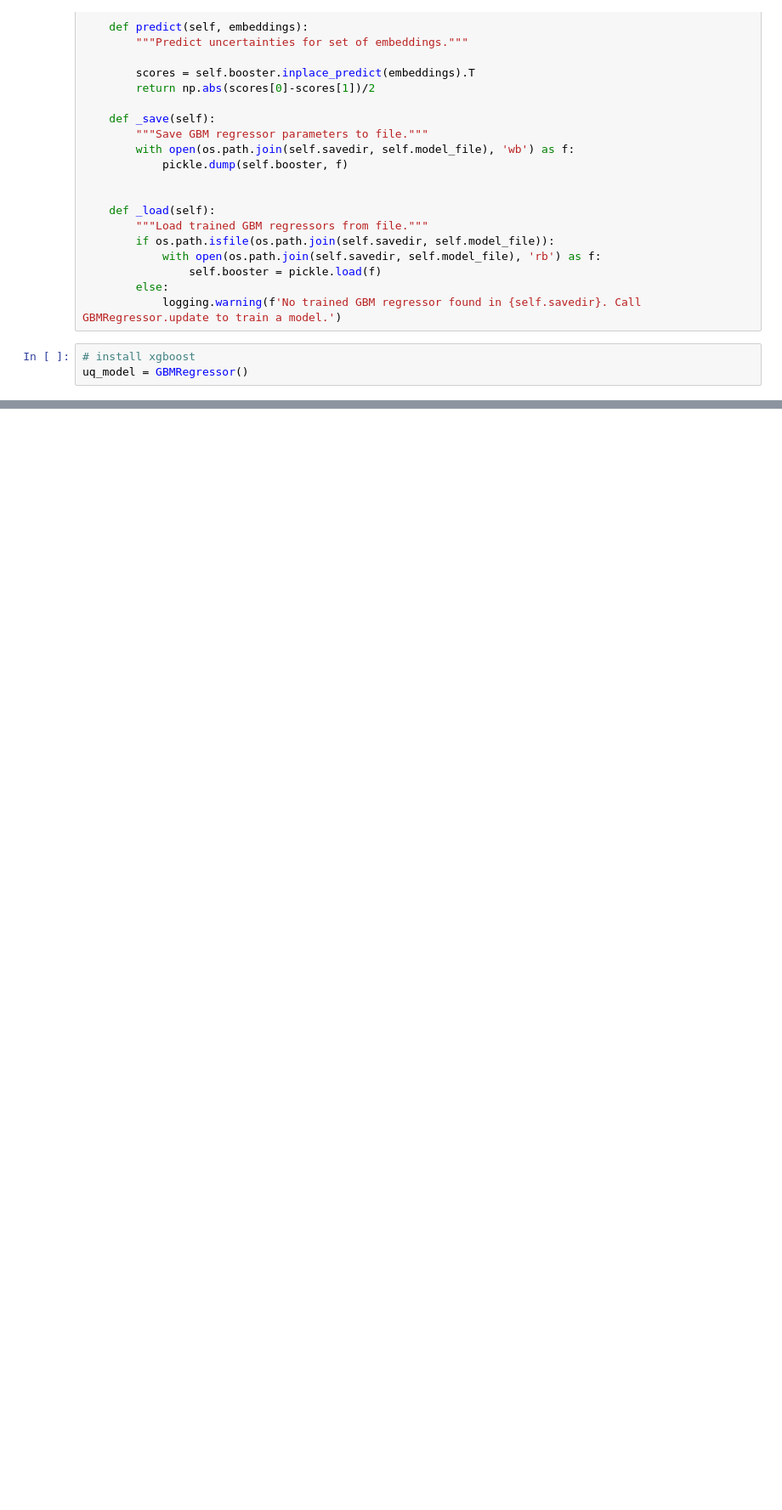
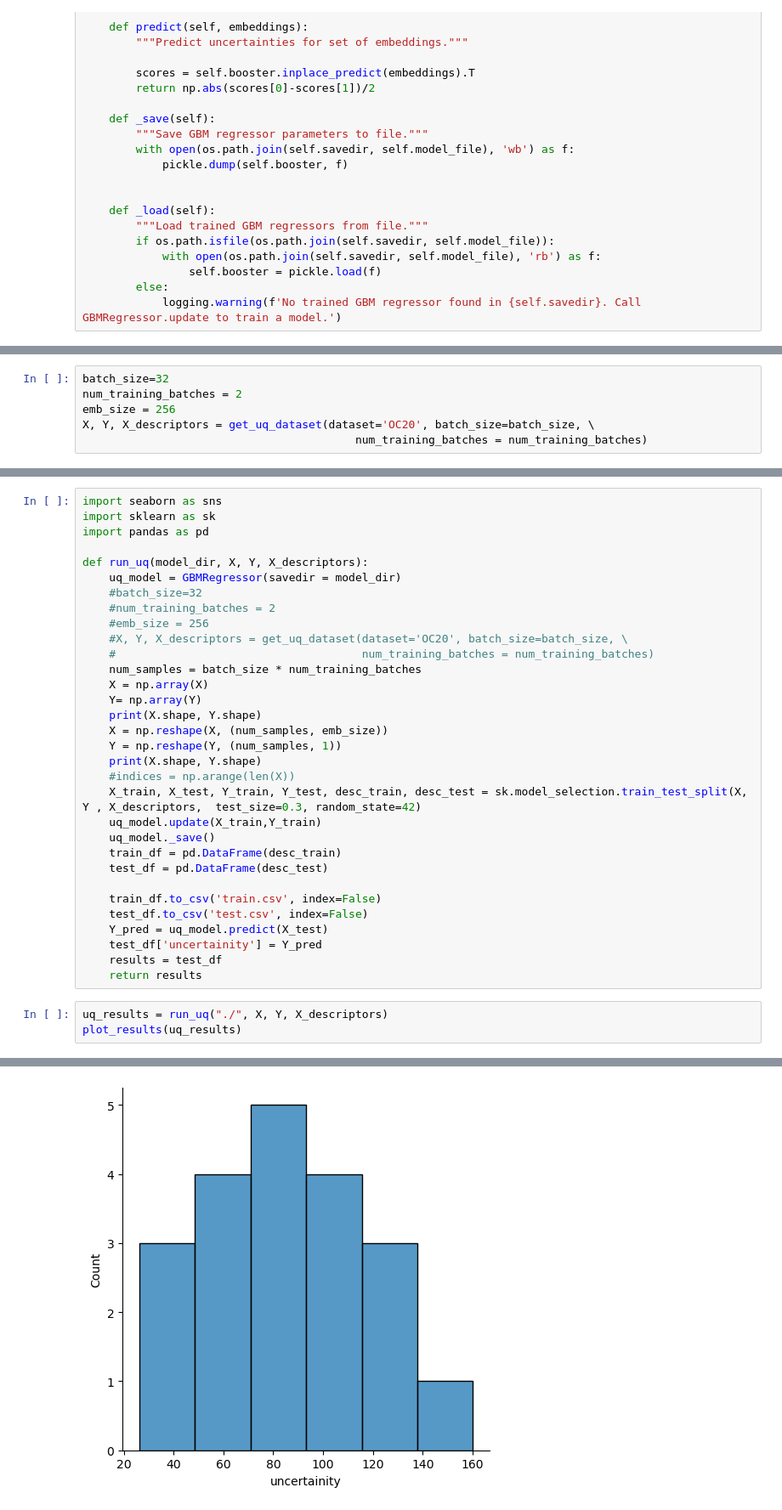
Before and after one commit to pnnl/chemreasoner, a Jupyter notebook: src/UQ.ipynb, the cells around one changed output, grey strips where cells are left out. Shown at 85% size. Cells and saved outputs as stored; diff of their text form; blank space fills up the shorter version.

```diff
--- a/src/UQ.ipynb
+++ b/src/UQ.ipynb
@@ -246,6 +240,3 @@ class GBMRegressor:
                 self.booster = pickle.load(f)
         else:
             logging.warning(f'No trained GBM regressor found in {self.savedir}. Call GBMRegressor.update to train a model.')
-# %%
-# install xgboost
-uq_model = GBMRegressor()
@@ -279,0 +252,6 @@ array([1.6033977 , 0.73653156, 1.6619005 , 1.220981  , 0.9422441 ,
+# %%
+batch_size=32
+num_training_batches = 2
+emb_size = 256
+X, Y, X_descriptors = get_uq_dataset(dataset='OC20', batch_size=batch_size, \
+                                         num_training_batches = num_training_batches)
@@ -279,0 +307,36 @@ array([1.6033977 , 0.73653156, 1.6619005 , 1.220981  , 0.9422441 ,
+# %%
+import seaborn as sns
+import sklearn as sk
+import pandas as pd
+
+def run_uq(model_dir, X, Y, X_descriptors):
+    uq_model = GBMRegressor(savedir = model_dir)
+    #batch_size=32
+    #num_training_batches = 2
+    #emb_size = 256
+    #X, Y, X_descriptors = get_uq_dataset(dataset='OC20', batch_size=batch_size, \
+    #                                     num_training_batches = num_training_batches)
+    num_samples = batch_size * num_training_batches
+    X = np.array(X)
+    Y= np.array(Y)
+    print(X.shape, Y.shape)
+    X = np.reshape(X, (num_samples, emb_size))
+    Y = np.reshape(Y, (num_samples, 1))
+    print(X.shape, Y.shape)
+    #indices = np.arange(len(X))
+    X_train, X_test, Y_train, Y_test, desc_train, desc_test = sk.model_selection.train_test_split(X, Y , X_descriptors,  test_size=0.3, random_state=42)
+    uq_model.update(X_train,Y_train)
+    uq_model._save()
+    train_df = pd.DataFrame(desc_train)
+    test_df = pd.DataFrame(desc_test)
+
+    train_df.to_csv('train.csv', index=False)
+    test_df.to_csv('test.csv', index=False)
+    Y_pred = uq_model.predict(X_test)
+    test_df['uncertainity'] = Y_pred
+    results = test_df
+    return results
+# %%
+uq_results = run_uq("./", X, Y, X_descriptors)
+plot_results(uq_results)
+# %% [output]
@@ -279,0 +360 @@ array([1.6033977 , 0.73653156, 1.6619005 , 1.220981  , 0.9422441 ,
+[figure, added]
```
Also changed, not shown: parts of 17 cells of this notebook, 4 other files.
